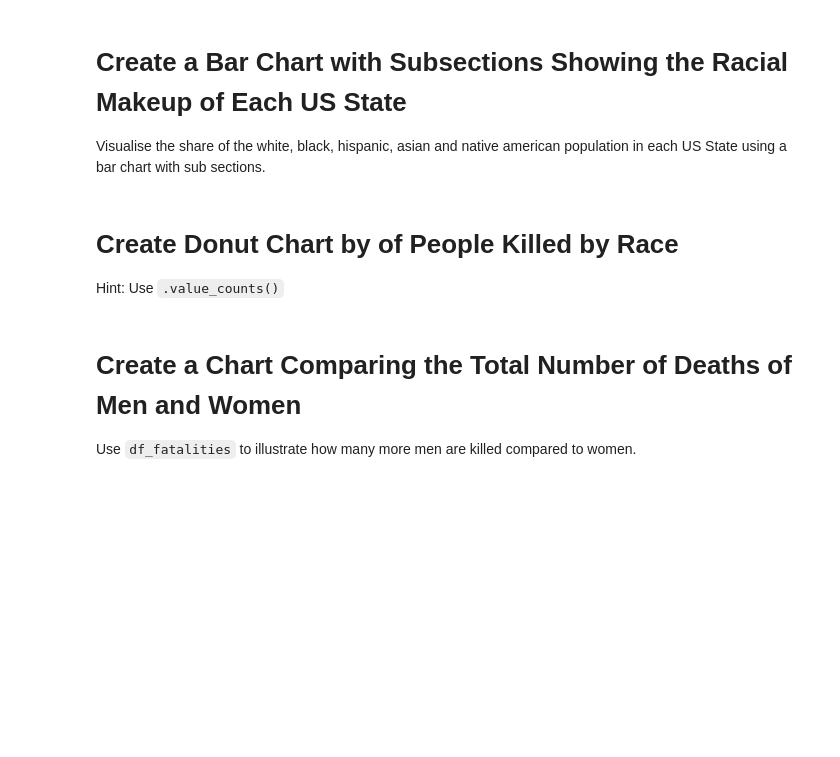
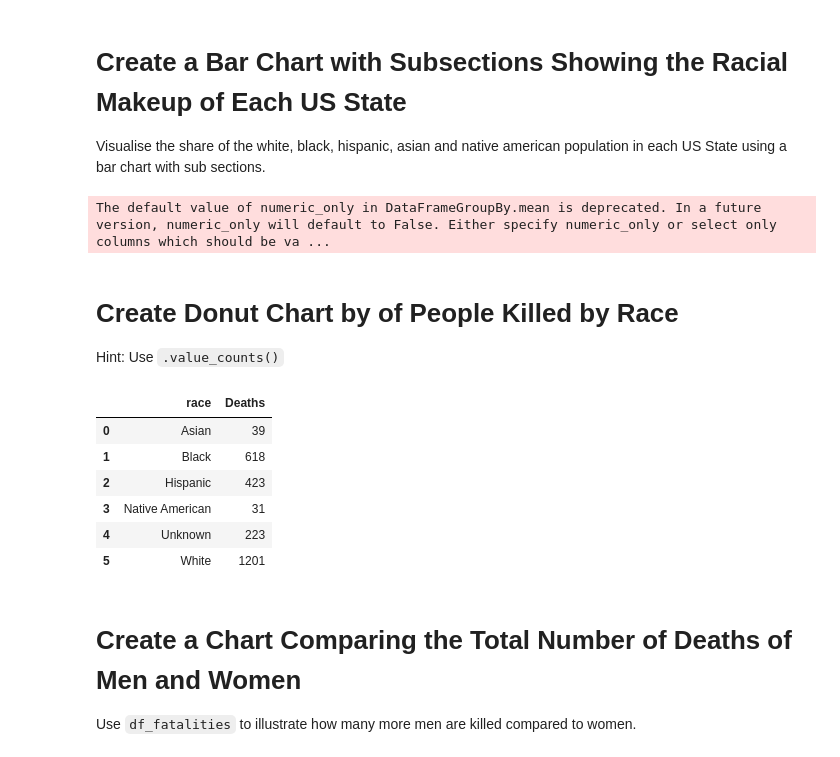
Before and after one commit to Terrance-Nightingale/police-deaths-analysis, a Jupyter notebook: Fatal_Force.ipynb, the cells around one changed output. Saved outputs shown, nothing was run; the diff lists cells and outputs as text; code cells hidden in the pictures; blank space fills up the shorter version.

```diff
--- a/Fatal_Force.ipynb
+++ b/Fatal_Force.ipynb
@@ -79,3 +254,8 @@ Show the High School Graduation Rate in ascending order of US States. Which stat
 # Create a Bar Chart with Subsections Showing the Racial Makeup of Each US State
 
 Visualise the share of the white, black, hispanic, asian and native american population in each US State using a bar chart with sub sections.
+# %%
+shares = ['share_white', 'share_black', 'share_native_american', 'share_asian', 'share_hispanic']
+race_shares = df_share_race_city.groupby('Geographic area', as_index=False).mean()
+# %% [output]
+The default value of numeric_only in DataFrameGroupBy.mean is deprecated. In a future version, numeric_only will default to False. Either specify numeric_only or select only columns which should be va ...
@@ -83,3 +278,14 @@ Visualise the share of the white, black, hispanic, asian and native american pop
 # Create Donut Chart by of People Killed by Race
 
 Hint: Use `.value_counts()`
+# %%
+deaths = df_fatalities.groupby('race', as_index=False).agg(Deaths=('race', 'count'))
+deaths
+# %% [output]
+|  | race | Deaths |
+| 0 | Asian | 39 |
+| 1 | Black | 618 |
+| 2 | Hispanic | 423 |
+| 3 | Native American | 31 |
+| 4 | Unknown | 223 |
+| 5 | White | 1201 |
```
Also changed, not shown: parts of 16 cells of this notebook.
